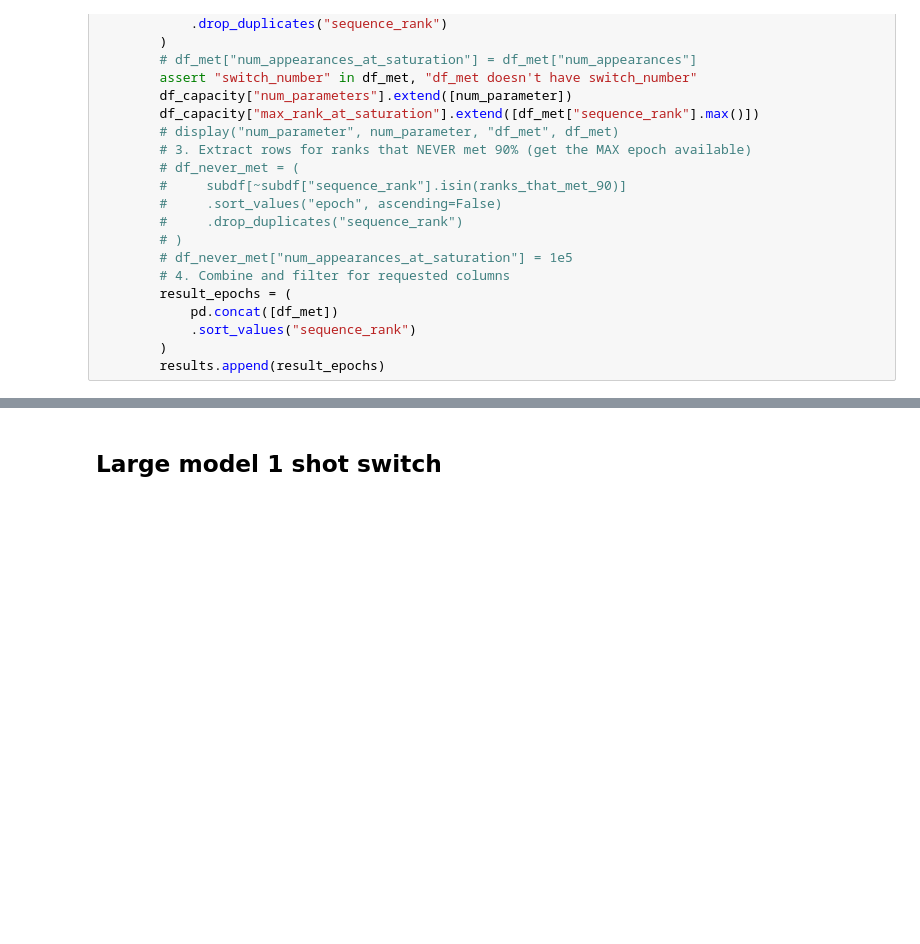
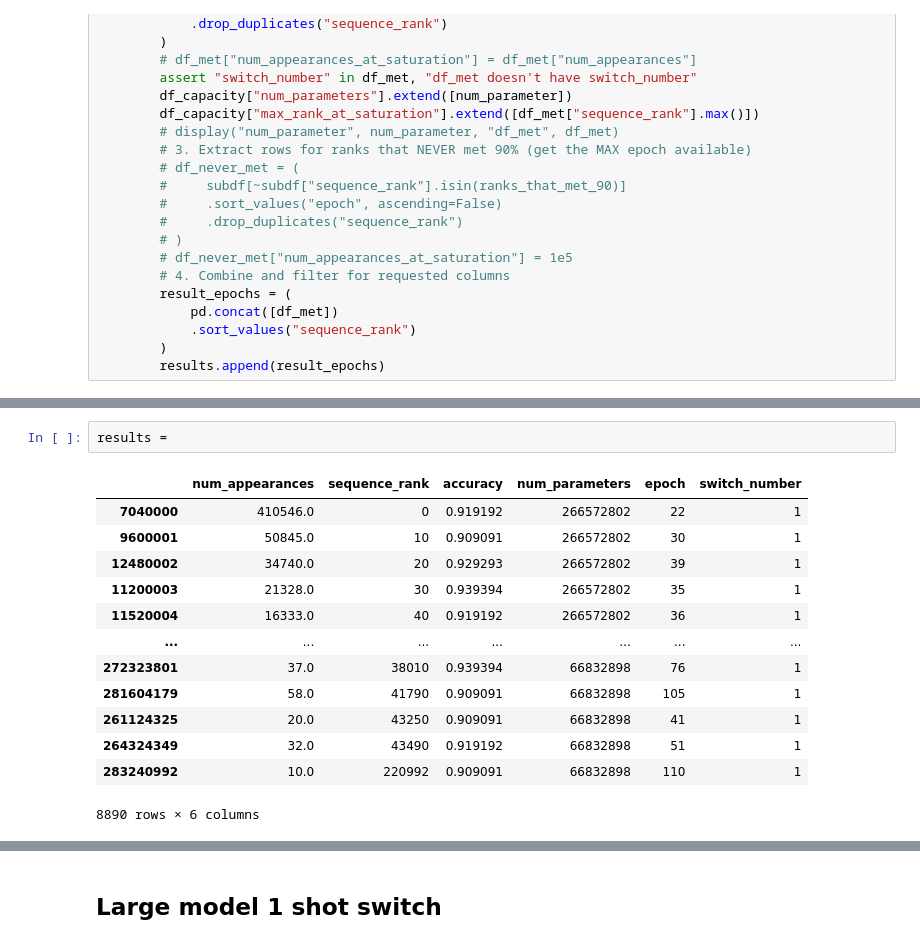
Before and after one commit to anhhuyalex/renormalization, a Jupyter notebook: icl_memorization/analysis6.ipynb, the cells around one changed output, grey strips where cells are left out. Saved outputs shown, nothing was run; the diff lists cells and outputs as text; blank space fills up the shorter version.

```diff
--- a/icl_memorization/analysis6.ipynb
+++ b/icl_memorization/analysis6.ipynb
@@ -165,3 +165,19 @@ display(_df)
+# %%
+results =
+# %% [output]
+|  | num_appearances | sequence_rank | accuracy | num_parameters | epoch | switch_number |
+| 7040000 | 410546.0 | 0 | 0.919192 | 266572802 | 22 | 1 |
+| 9600001 | 50845.0 | 10 | 0.909091 | 266572802 | 30 | 1 |
+| 12480002 | 34740.0 | 20 | 0.929293 | 266572802 | 39 | 1 |
+| 11200003 | 21328.0 | 30 | 0.939394 | 266572802 | 35 | 1 |
+| 11520004 | 16333.0 | 40 | 0.919192 | 266572802 | 36 | 1 |
+| ... | ... | ... | ... | ... | ... | ... |
+| 272323801 | 37.0 | 38010 | 0.939394 | 66832898 | 76 | 1 |
+| 281604179 | 58.0 | 41790 | 0.909091 | 66832898 | 105 | 1 |
+| 261124325 | 20.0 | 43250 | 0.909091 | 66832898 | 41 | 1 |
+| 264324349 | 32.0 | 43490 | 0.919192 | 66832898 | 51 | 1 |
+| 283240992 | 10.0 | 220992 | 0.909091 | 66832898 | 110 | 1 |
+8890 rows × 6 columns
 # %%
 # plot the max rank at saturation vs num parameters
 fig, ax = plt.subplots(1, 1, figsize=(8, 6))
```
Also changed, not shown: parts of 4 cells of this notebook, 19 other files.
